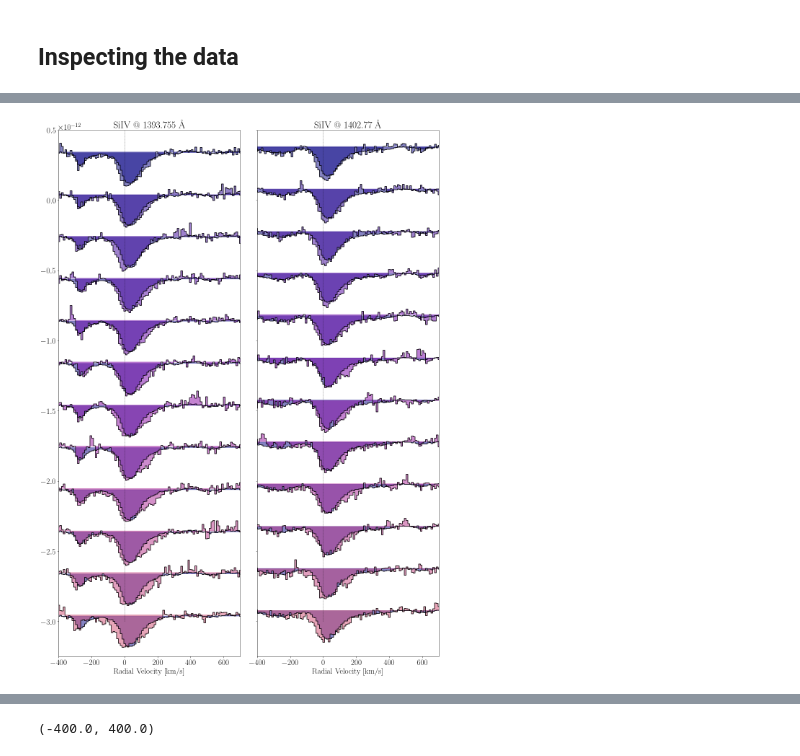
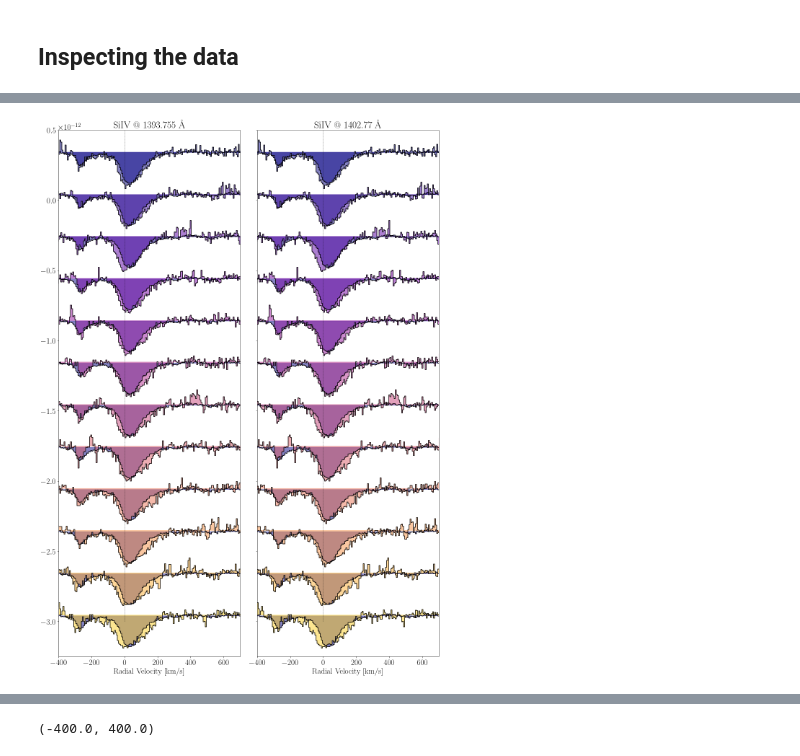
Before and after one commit to bdrdavies/exocomets, a Jupyter notebook: notebooks/short_term_variations.ipynb, the cells around one changed output, grey strips where cells are left out. Cells and saved outputs as stored; diff of their text form; code cells hidden in the pictures.

```diff
--- a/notebooks/short_term_variations.ipynb
+++ b/notebooks/short_term_variations.ipynb
@@ -112,90 +105,94 @@ plt.rcParams.update(plotting_params)
 Line1 = 1393.7550 # The first SiIV line
 Line2 = 1402.7700 # The second SiIV line
 
-bin_size = 5 # Only for visualisation. Never used for calculation.
+bin_size = 3 # Only for visualisation. Never used for calculation.
 
-# Selecting a region for determening the baseline (normalsation region), e.g. flux = 0.
+# Selecting a region for determening the baseline (normalsation region).
 n1 = 400  # km/s
 n2 = 1500 # km/s
 
 cool=cm.plasma(np.linspace(0.0,0.9,len(DP[0]))) # Create some nice colours for the plot
-cool=cm.plasma(np.linspace(0.0,0.9,20)) # Create some nice colours for the plot
+cool=cm.plasma(np.linspace(0.0,0.9,12)) # Create some nice colours for the plot
 # %%
 print('Looking at observations done on:')
 
+# Convert to RV space (using beta Pic RV of 20.5 km/s as reference)
+rv = c.Wave2RV(DP[nobs][0][0],Line1,20.5)
+
+# Fint the array element corresponding to n1 and n2 km/s
+s1, s2 = c.RegionSelect(rv, n1, n2)
+
+# In this plot we want to compare each observation to the exocomet free spectrum:
+rv_bin_1, f_bin_1 = c.BinXY(rv,ECF,bin_size)
+
 # We loop over all the visits given in params.json
 for nobs in range(len(DP)):
+
+    print('\n',date)
+
+    # We initialise lists used for marking the y-axis
+    ticks = []
+    times = []
 
     # We extract the date so we can put it on the y-axis of the plot
     date = str(DP[nobs][0][3])[:10]
 
     fig = plt.figure(figsize=(16.0,22.0))
-
-    print('\n',date)
-
-    ax1 = plt.subplot(121)
-
-    rv = c.Wave2RV(DP[nobs][0][0],Line1,20.5) # Convert to RV space
-    x, y = c.BinXY(rv,DP[nobs][0][1],bin_size) # Bin the data
-
-    s1, s2 = c.RegionSelect(x, n1, n2)
+    ax1 = plt.subplot(121) # Subplot on the left showing the 1394 Å line.
 
     # Plot the vertical line at v = 0 km/s
     plt.plot([0,0],[-3.0e-12,0.5e-12],'--k',lw=0.5)
 
-    ticks = []
-    times = []
+    # We loop over the each spectrum within a visit
+    for i in range(len(DP[nobs])):
+        # To space out the spectra in the plot we define an offset
+        offset = i*3e-13
 
-    # In this plot we want to compare each observation to the first one:
-    #x1, y1 = c.BinXY(rv,DP[nobs][0][1],bin_size)
+        # We bin the data for visualisation purposes
+        rv_bin, f_bin = c.BinXY(rv,DP[nobs][i][1],bin_size)
 
-    # In this plot we want to compare each observation to the exocomet free spectrum:
-    x1, y1 = c.BinXY(rv,ECF,bin_size)
-
-    for i in range(len(DP[nobs])):
-        offset = i*3e-13
-        x, y = c.BinXY(rv,DP[nobs][i][1],bin_size)
-
-        ticks.append(np.median(y[s1:s2])-offset)
+        # We record the tick names
+        ticks.append(np.median(DP[nobs][i][1][s1:s2])-offset)
         times.append(str(DP[nobs][i][3])[11:])
 
-        plt.step(x1,y1-offset,color="black",label=str(DP[nobs][i][3])[11:])
-        plt.fill_between(x1,y1-offset,np.median(y1[s1:s2])*np.ones(len(x1))-offset,step='pre',color=cool[0],alpha=0.5)
-        plt.step(x,y-offset,color="black",label=str(DP[nobs][i][3])[11:])
-        plt.fill_between(x,y-offset,np.median(y[s1:s2])*np.ones(len(x))-offset,step='pre',color=cool[i],alpha=0.5)
+        # We plot the spectra
+        plt.step(rv_bin_1,f_bin_1-offset,color="black",label=str(DP[nobs][i][3])[11:])
+        plt.fill_between(rv_bin_1,f_bin_1-offset,np.median(ECF[s1:s2])*np.ones(len(rv_bin_1))-offset,step='pre',color=cool[0],alpha=0.5)
+        plt.step(rv_bin,f_bin-offset,color="black",label=str(DP[nobs][i][3])[11:])
+        plt.fill_between(rv_bin,f_bin-offset,np.median(DP[nobs][i][1][s1:s2])*np.ones(len(rv_bin_1))-offset,step='pre',color=cool[i],alpha=0.5)
     plt.xlabel(r'Radial Velocity [km/s]')
     plt.xlim(-400,700)
     plt.ylim(-3.25e-12,0.5e-12)
-    #plt.gca().set_yticks(ticks)
-    #plt.gca().set_yticklabels(times)
+    plt.gca().set_yticks(ticks)
+    plt.gca().set_yticklabels(times)
 
 
-    ax2 = plt.subplot(122)
+    ax2 = plt.subplot(122) # Subplot on the right showing the 1403 Å line.
 
-    rv = c.Wave2RV(DP[nobs][0][0],Line2,20.5)
-    x, y = c.BinXY(rv,DP[nobs][0][1],bin_size)
-
-    s1, s2 = c.RegionSelect(x, n1, n2)
-
+    # Plot the vertical line at v = 0 km/s
     plt.plot([0,0],[-3.0e-12,0.5e-12],'--k',lw=0.5)
 
-    #x1, y1 = c.BinXY(rv,DP[nobs][0][1],bin_size)
-    x1, y1 = c.BinXY(rv,ECF,bin_size)
+    # We loop over the each spectrum within a visit
+    for i in range(len(DP[nobs])):
+        # To space out the spectra in the plot we define an offset
+        offset = i*3e-13
 
-    for i in range(len(DP[nobs])):
-        offset = i*3e-13
-        x, y = c.BinXY(rv,DP[nobs][i][1],bin_size)
+        # We bin the data for visualisation purposes
+        rv_bin, f_bin = c.BinXY(rv,DP[nobs][i][1],bin_size)
 
-        ticks.append(np.median(y[s1:s2])-offset)
+        # We record the tick names
+        ticks.append(np.median(DP[nobs][i][1][s1:s2])-offset)
         times.append(str(DP[nobs][i][3])[11:])
 
-        plt.step(x1,y1-offset,color="black",label=str(DP[nobs][i][3])[11:])
-        plt.fill_between(x1,y1-offset,np.median(y1[s1:s2])*np.ones(len(x1))-offset,step='pre',color=cool[0],alpha=0.5)
-        plt.step(x,y-offset,color="black",label=str(DP[nobs][i][3])[11:])
-        plt.fill_between(x,y-offset,np.median(y[s1:s2])*np.ones(len(x))-offset,step='pre',color=cool[i],alpha=0.5)
+        # We plot the spectra
+        plt.step(rv_bin_1,f_bin_1-offset,color="black",label=str(DP[nobs][i][3])[11:])
+        plt.fill_between(rv_bin_1,f_bin_1-offset,np.median(ECF[s1:s2])*np.ones(len(rv_bin_1))-offset,step='pre',color=cool[0],alpha=0.5)
+        plt.step(rv_bin, f_bin-offset,color="black",label=str(DP[nobs][i][3])[11:])
+        plt.fill_between(rv_bin, f_bin-offset,np.median(DP[nobs][i][1][s1:s2])*np.ones(len(rv_bin_1))-offset,step='pre',color=cool[i],alpha=0.5)
 
     plt.xlabel(r'Radial Velocity [km/s]')
 
+    # We remove the tick labels from the right subplot
     ax2.set(yticklabels=[])
     ax2.set(ylabel=None)
 
@@ -211,3 +209,3 @@ Looking at observations done on:
 
  2018-03-17
-[figure, old version]
+[figure, new version]
```
Also changed, not shown: parts of 6 cells of this notebook.
